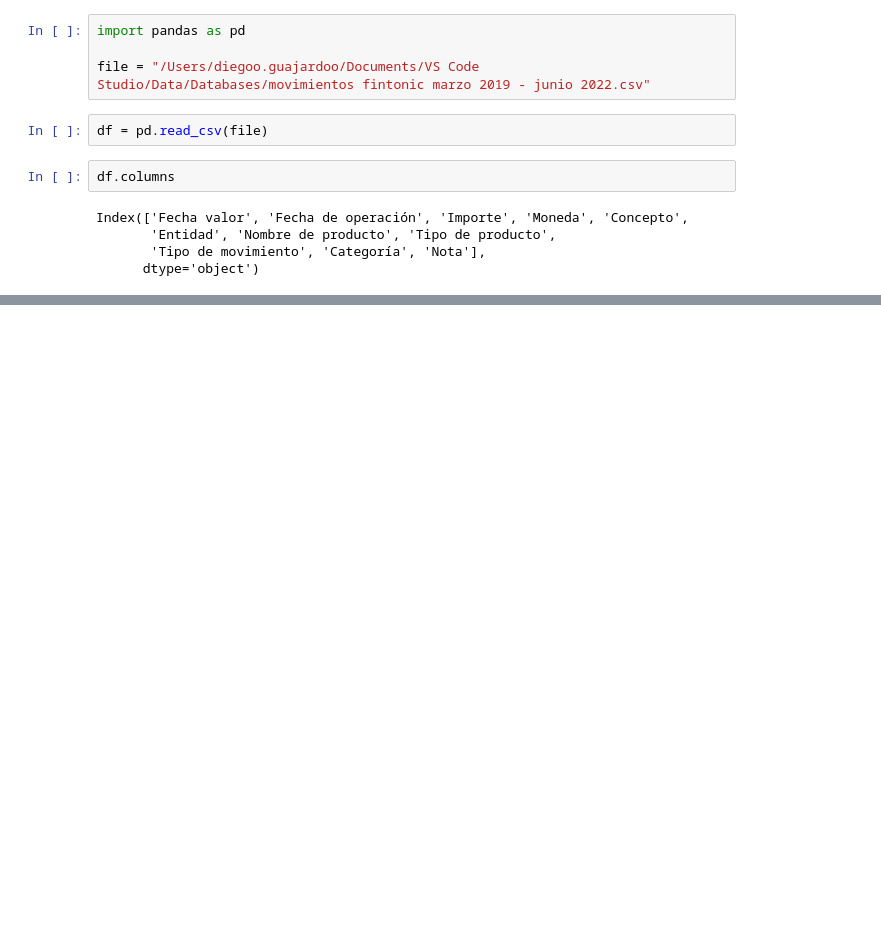
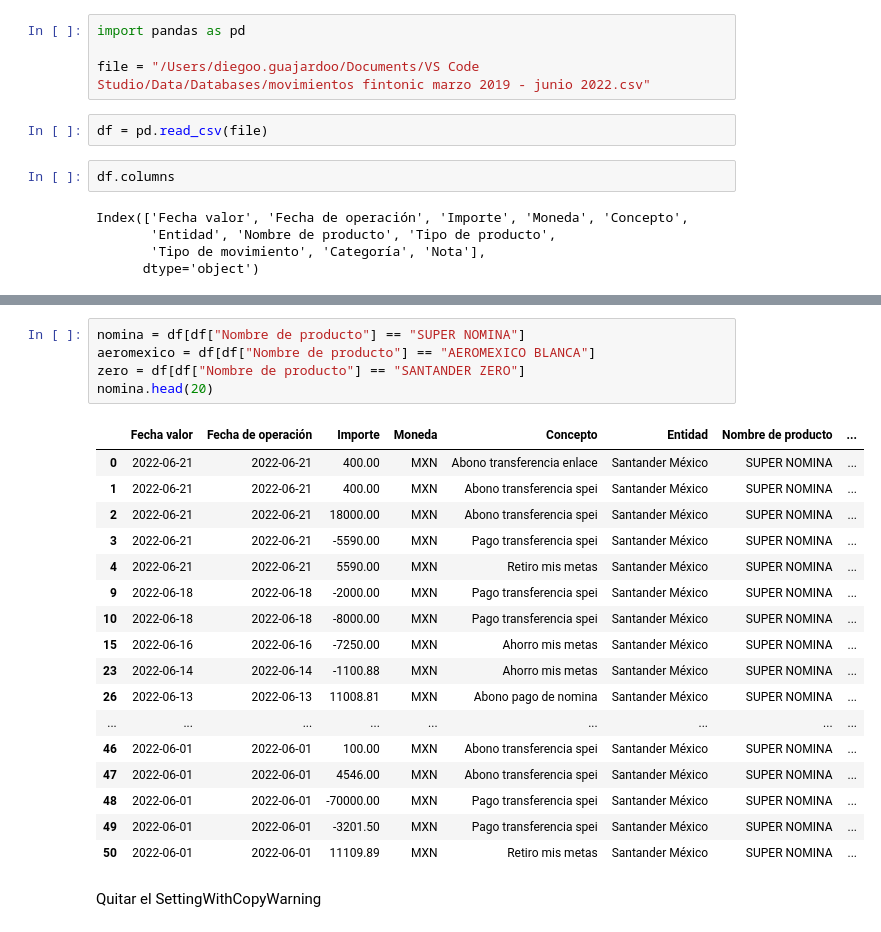
Before and after one commit to diegooguajardoo/100-days-of-python, a Jupyter notebook: Personal Projects/pandas_training.ipynb, the cells around one changed output, grey strips where cells are left out. Saved outputs shown, nothing was run; the diff lists cells and outputs as text; blank space fills up the shorter version.

```diff
--- a/Personal Projects/pandas_training.ipynb
+++ b/Personal Projects/pandas_training.ipynb
@@ -77,0 +36,25 @@ df
+# %%
+nomina = df[df["Nombre de producto"] == "SUPER NOMINA"]
+aeromexico = df[df["Nombre de producto"] == "AEROMEXICO BLANCA"]
+zero = df[df["Nombre de producto"] == "SANTANDER ZERO"]
+nomina.head(20)
+# %% [output]
+|  | Fecha valor | Fecha de operación | Importe | Moneda | Concepto | Entidad | Nombre de producto | ... |
+| 0 | 2022-06-21 | 2022-06-21 | 400.00 | MXN | Abono transferencia enlace | Santander México | SUPER NOMINA | ... |
+| 1 | 2022-06-21 | 2022-06-21 | 400.00 | MXN | Abono transferencia spei | Santander México | SUPER NOMINA | ... |
+| 2 | 2022-06-21 | 2022-06-21 | 18000.00 | MXN | Abono transferencia spei | Santander México | SUPER NOMINA | ... |
+| 3 | 2022-06-21 | 2022-06-21 | -5590.00 | MXN | Pago transferencia spei | Santander México | SUPER NOMINA | ... |
+| 4 | 2022-06-21 | 2022-06-21 | 5590.00 | MXN | Retiro mis metas | Santander México | SUPER NOMINA | ... |
+| 9 | 2022-06-18 | 2022-06-18 | -2000.00 | MXN | Pago transferencia spei | Santander México | SUPER NOMINA | ... |
+| 10 | 2022-06-18 | 2022-06-18 | -8000.00 | MXN | Pago transferencia spei | Santander México | SUPER NOMINA | ... |
+| 15 | 2022-06-16 | 2022-06-16 | -7250.00 | MXN | Ahorro mis metas | Santander México | SUPER NOMINA | ... |
+| 23 | 2022-06-14 | 2022-06-14 | -1100.88 | MXN | Ahorro mis metas | Santander México | SUPER NOMINA | ... |
+| 26 | 2022-06-13 | 2022-06-13 | 11008.81 | MXN | Abono pago de nomina | Santander México | SUPER NOMINA | ... |
+| ... | ... | ... | ... | ... | ... | ... | ... | ... |
+| 46 | 2022-06-01 | 2022-06-01 | 100.00 | MXN | Abono transferencia spei | Santander México | SUPER NOMINA | ... |
+| 47 | 2022-06-01 | 2022-06-01 | 4546.00 | MXN | Abono transferencia spei | Santander México | SUPER NOMINA | ... |
+| 48 | 2022-06-01 | 2022-06-01 | -70000.00 | MXN | Pago transferencia spei | Santander México | SUPER NOMINA | ... |
+| 49 | 2022-06-01 | 2022-06-01 | -3201.50 | MXN | Pago transferencia spei | Santander México | SUPER NOMINA | ... |
+| 50 | 2022-06-01 | 2022-06-01 | 11109.89 | MXN | Retiro mis metas | Santander México | SUPER NOMINA | ... |
+# %% [markdown]
+Quitar el SettingWithCopyWarning
```
Also changed, not shown: parts of 17 cells of this notebook, 2 other files.
